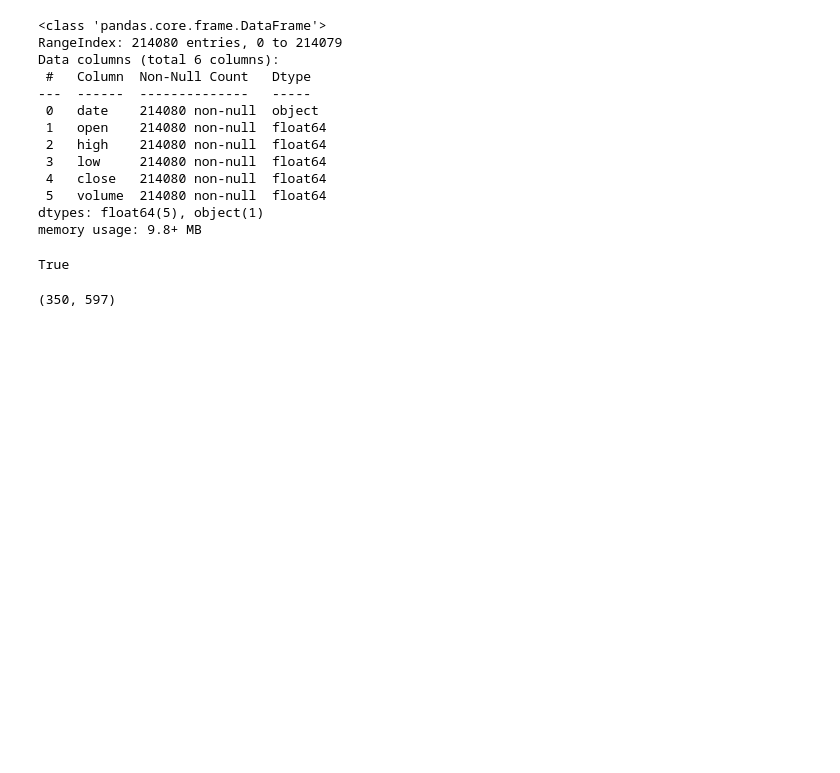
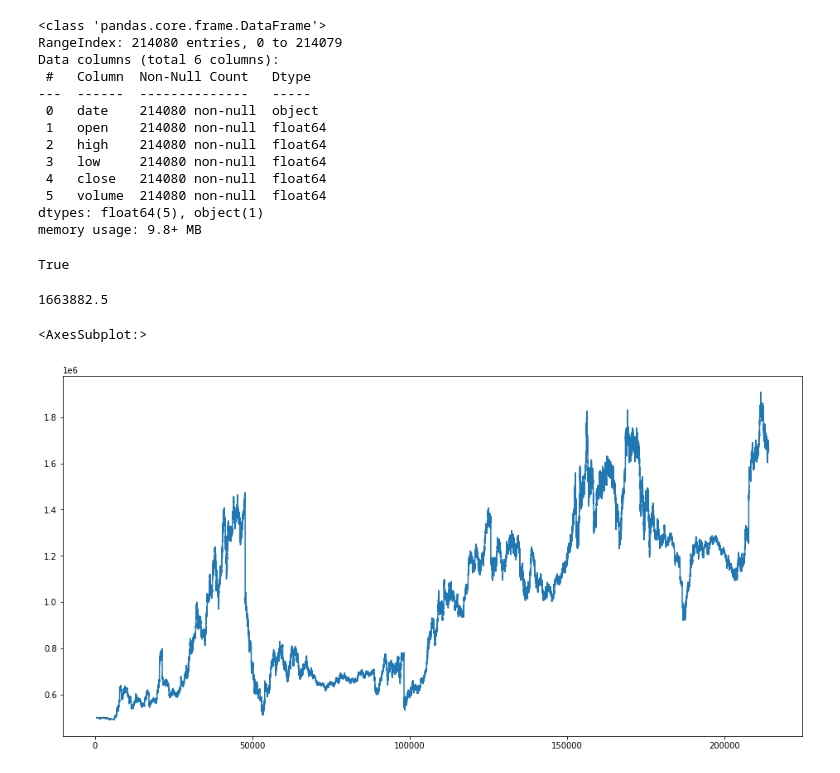
Before and after one commit to gurskyzhora/Trading_strategy, a Jupyter notebook: Strategy_Georgy_Gursky.ipynb, the cells around one changed output. Saved outputs shown, nothing was run; the diff lists cells and outputs as text; code cells hidden in the pictures; blank space fills up the shorter version.

Commit message:
fixed cash

```diff
--- a/Strategy_Georgy_Gursky.ipynb
+++ b/Strategy_Georgy_Gursky.ipynb
@@ -177,8 +309,11 @@ class Base_Strategy:
-# %%
-res = Base_Strategy.signal_times(main, hedge, 28)
-len(res[0]), len(res[1])
-# %% [output]
-(350, 597)
 # %%
-cash = Base_Strategy.cash(main, hedge, 28, 10024471.96, 0.2)
+cash, df_to_check = Base_Strategy.cash(main, hedge, 28, start_cash = 500000, min_val = 8,
+                                       max_val = 92, sltp_val = 0.25, sltp = True)
 cash
+# %% [output]
+1663882.5
+# %%
+df_to_check.all_cash.plot(figsize = (16, 8))
+# %% [output]
+<AxesSubplot:>
+[figure, added]
```
Also changed, not shown: parts of 21 cells of this notebook.
